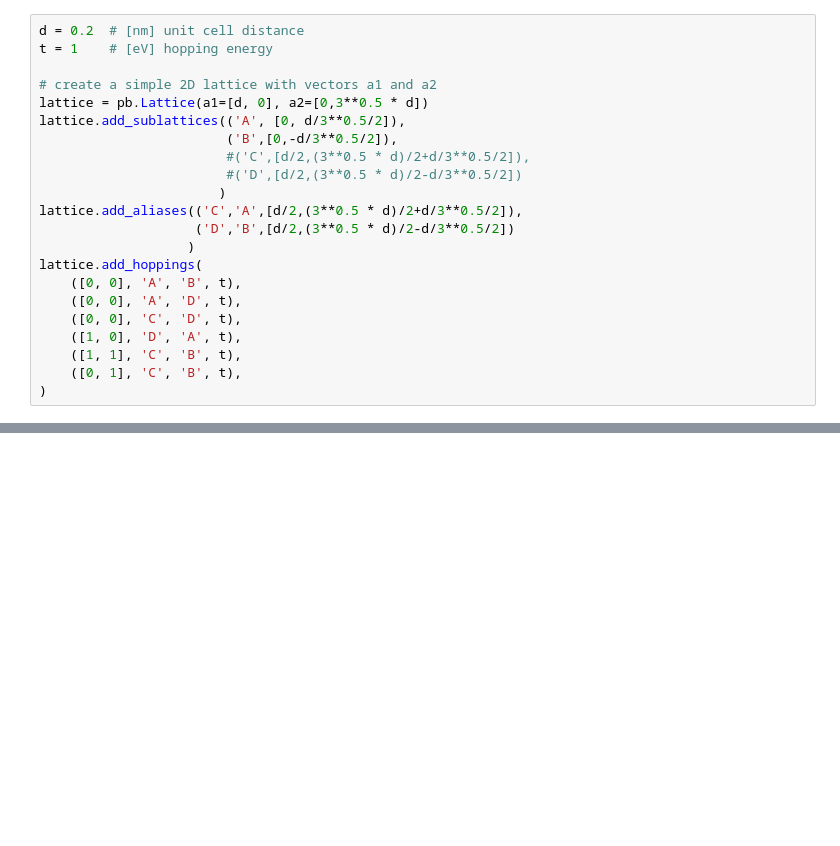
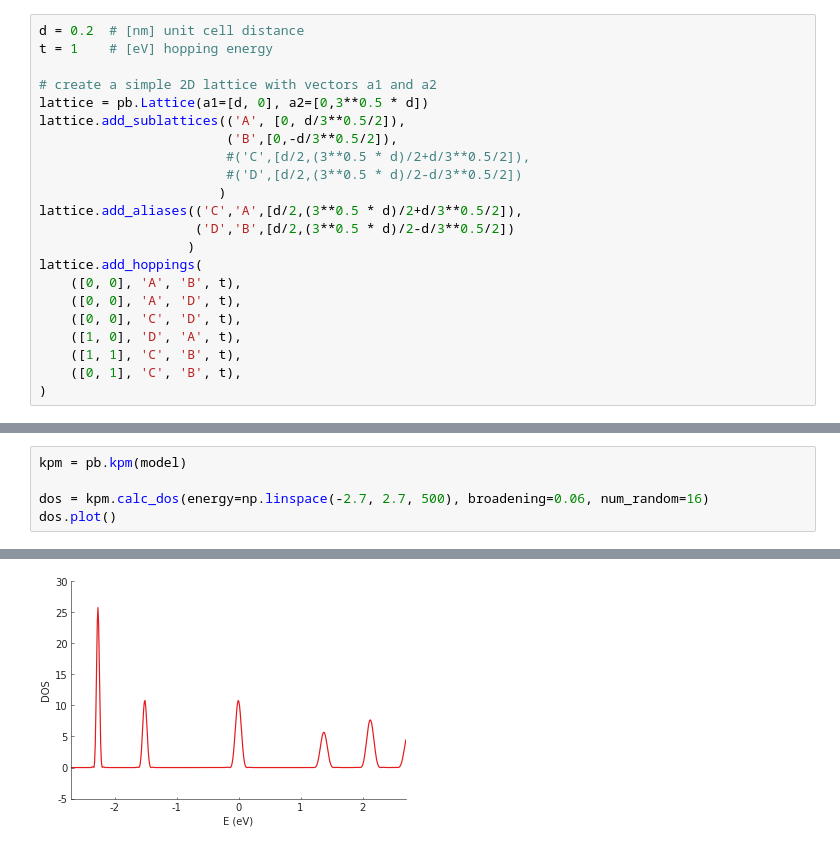
Before and after one commit to ingyeocha/YeongChan-vispy, a Jupyter notebook: test.ipynb, the cells around one changed output, grey strips where cells are left out. Drawn from its saved outputs; the diff is of its cells as text; blank space fills up the shorter version.

```diff
--- a/test.ipynb
+++ b/test.ipynb
@@ -132,0 +137,6 @@ for i in range(10):
+# %%
+kpm = pb.kpm(model)
+
+dos = kpm.calc_dos(energy=np.linspace(-2.7, 2.7, 500), broadening=0.06, num_random=16)
+dos.plot()
+# %% [output]
@@ -132,0 +145 @@ for i in range(10):
+[figure, added]
```
Also changed, not shown: parts of 7 cells of this notebook.
